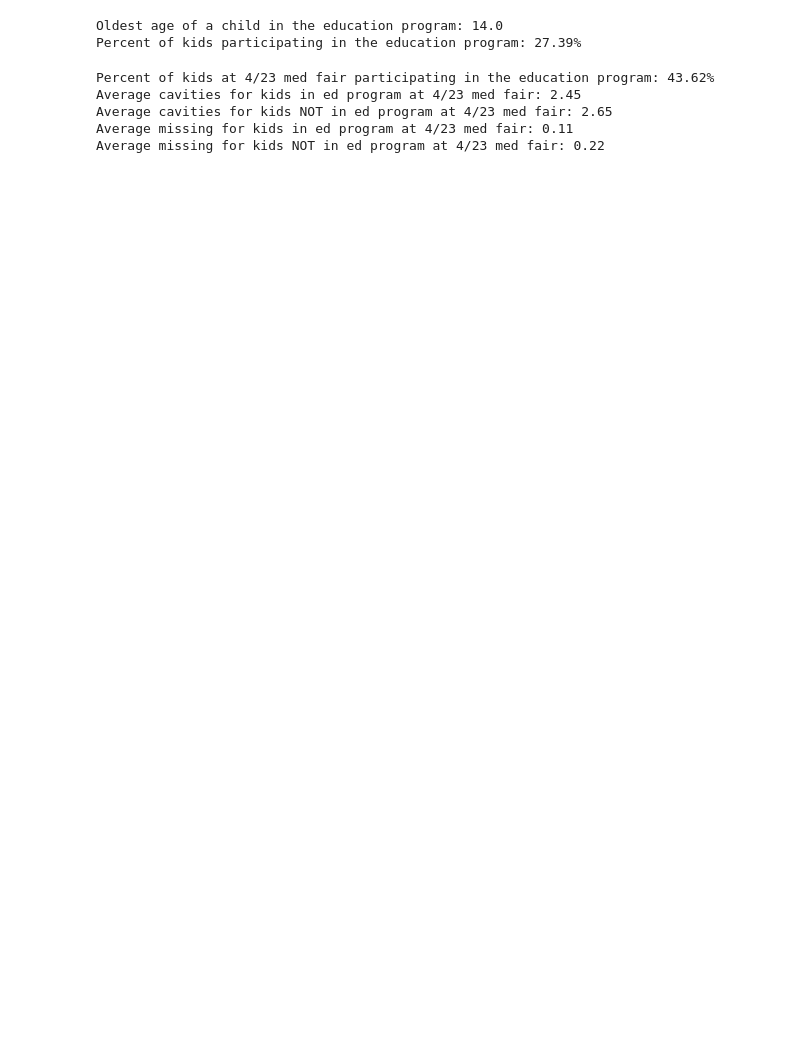
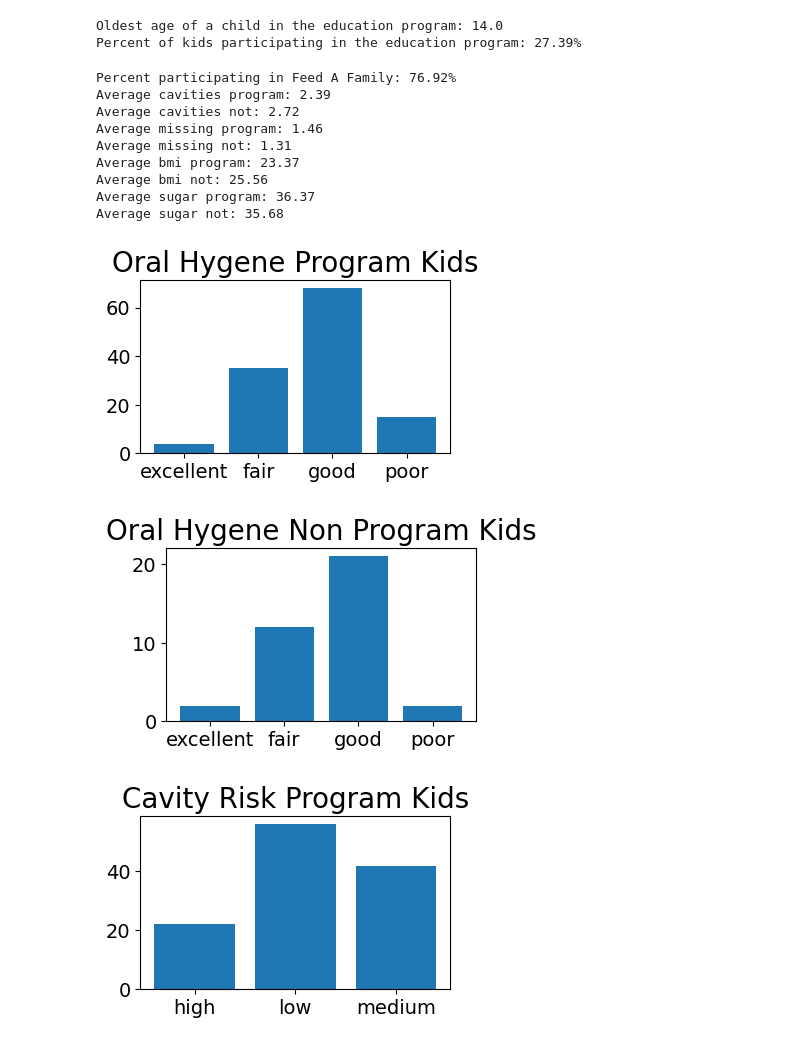
Before and after one commit to micahbenson/mdc-data-cleanup, a Jupyter notebook: notebooks/med_analysis.ipynb, the cells around one changed output. Saved outputs shown, nothing was run; the diff lists cells and outputs as text; code cells hidden in the pictures; blank space fills up the shorter version.

```diff
--- a/notebooks/med_analysis.ipynb
+++ b/notebooks/med_analysis.ipynb
@@ -39,35 +39,3 @@ print(f'Percent of kids participating in the education program: {percent_in_ed}%
 # %% [output]
 Oldest age of a child in the education program: 14.0
 Percent of kids participating in the education program: 27.39%
-# %%
-import datetime
-
-med_to_merge = med.reset_index().set_index("Individual Id")
-
-kids_med = kids.merge(med, on="Individual Id", how="left")
-kids_med_23 = kids_med[kids_med["Date"] == str(datetime.date(2023, 4, 1))]
-
-percent_in_ed_23 = np.round(np.mean(kids_med_23["Education Program"])*100, 2)
-print(f'Percent of kids at 4/23 med fair participating in the education program: {percent_in_ed_23}%')
-
-ed_23 = kids_med_23[kids_med_23["Education Program"]==True]
-no_ed_23 = kids_med_23[kids_med_23["Education Program"]==False]
-
-#Compare cavities between groups
-ed_mean_cav = np.round(np.mean(ed_23["Cavities"]),2)
-no_ed_mean_cav = np.round(np.mean(no_ed_23["Cavities"]),2)
-
-print(f'Average cavities for kids in ed program at 4/23 med fair: {ed_mean_cav}')
-print(f'Average cavities for kids NOT in ed program at 4/23 med fair: {no_ed_mean_cav}')
-
-ed_mean_miss = np.round(np.mean(ed_23["Missing"]),2)
-no_ed_mean_miss = np.round(np.mean(no_ed_23["Missing"]),2)
-
-print(f'Average missing for kids in ed program at 4/23 med fair: {ed_mean_miss}')
-print(f'Average missing for kids NOT in ed program at 4/23 med fair: {no_ed_mean_miss}')
-# %% [output]
-Percent of kids at 4/23 med fair participating in the education program: 43.62%
-Average cavities for kids in ed program at 4/23 med fair: 2.45
-Average cavities for kids NOT in ed program at 4/23 med fair: 2.65
-Average missing for kids in ed program at 4/23 med fair: 0.11
-Average missing for kids NOT in ed program at 4/23 med fair: 0.22
@@ -73,0 +100,21 @@ Average missing for kids NOT in ed program at 4/23 med fair: 0.22
+# %%
+med_to_merge = med.reset_index().set_index("Individual Id")
+kids_med = kids.merge(med, on="Individual Id", how="left")
+kids_med_23 = kids_med[kids_med["Date"] == str(datetime.date(2023, 4, 1))]
+
+combined23 = combined[combined["Date"] == str(datetime.date(2023, 4, 1))]
+
+summarize_program(combined23, "Feed A Family")
+# %% [output]
+Percent participating in Feed A Family: 76.92%
+Average cavities program: 2.39
+Average cavities not: 2.72
+Average missing program: 1.46
+Average missing not: 1.31
+Average bmi program: 23.37
+Average bmi not: 25.56
+Average sugar program: 36.37
+Average sugar not: 35.68
+[figure, added]
+[figure, added]
+[figure, added]
```
Also changed, not shown: parts of 4 cells of this notebook, 2 other files.
